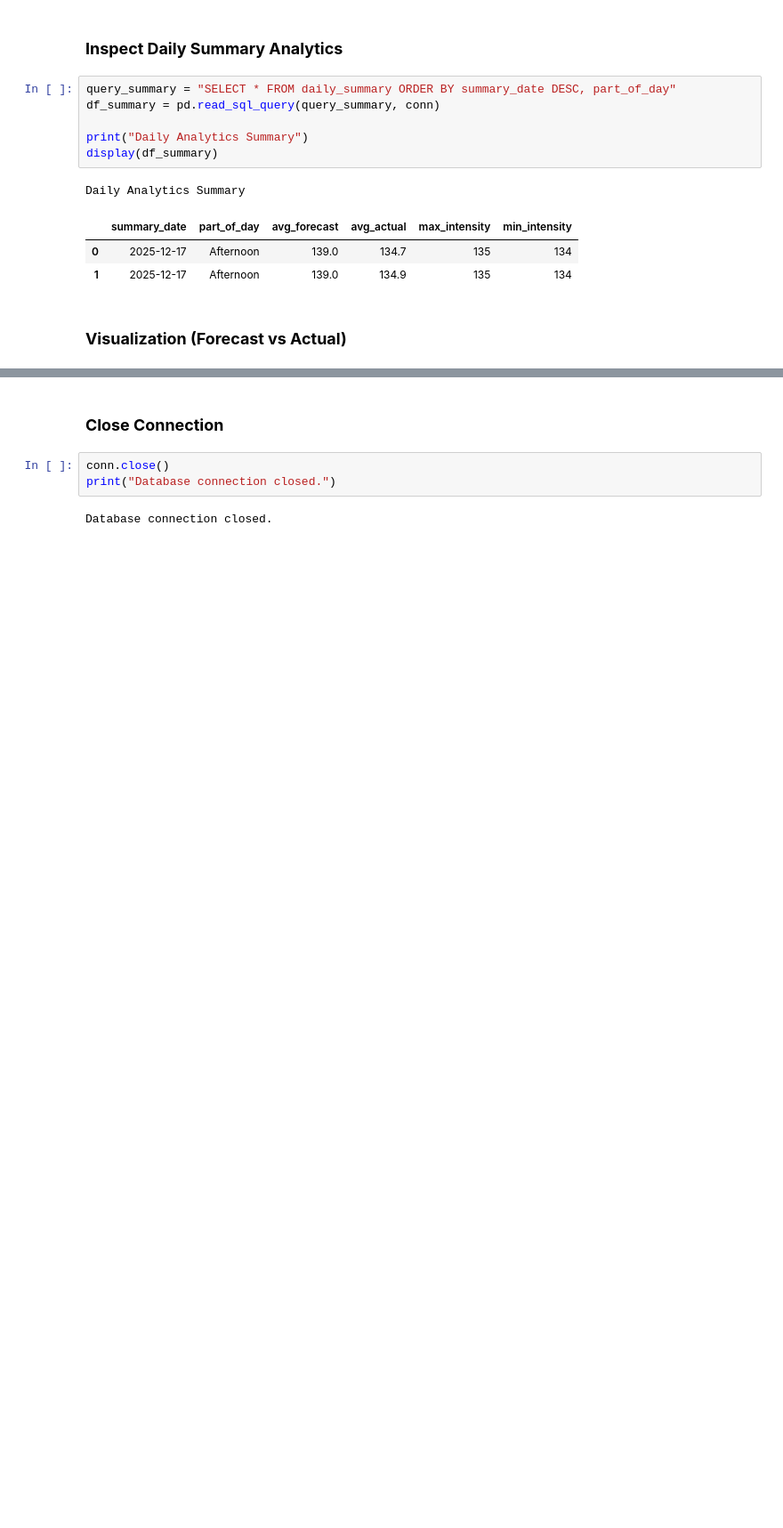
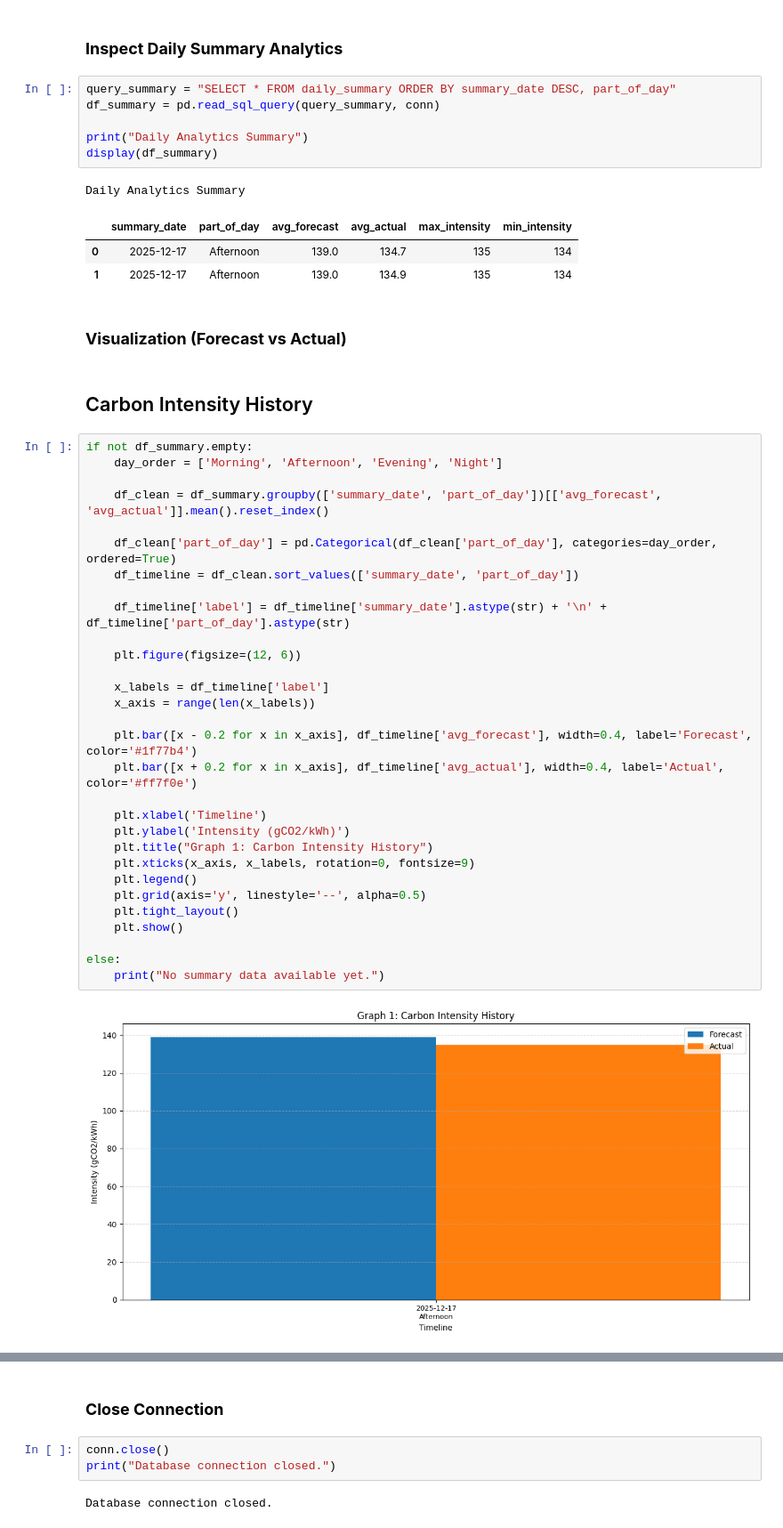
Before and after one commit to snowiiiish/DCP_final_project, a Jupyter notebook: notebook/analysis.ipynb, the cells around one changed output, grey strips where cells are left out. Shown at 89% size. Saved outputs shown, nothing was run; the diff lists cells and outputs as text; blank space fills up the shorter version.

```diff
--- a/notebook/analysis.ipynb
+++ b/notebook/analysis.ipynb
@@ -63,3 +63,37 @@ Daily Analytics Summary
 | 1 | 2025-12-17 | Afternoon | 139.0 | 134.9 | 135 | 134 |
 # %% [markdown]
 ### **Visualization (Forecast vs Actual)**
+# %% [markdown]
+## Carbon Intensity History
+# %%
+if not df_summary.empty:
+    day_order = ['Morning', 'Afternoon', 'Evening', 'Night']
+
+    df_clean = df_summary.groupby(['summary_date', 'part_of_day'])[['avg_forecast', 'avg_actual']].mean().reset_index()
+
+    df_clean['part_of_day'] = pd.Categorical(df_clean['part_of_day'], categories=day_order, ordered=True)
+    df_timeline = df_clean.sort_values(['summary_date', 'part_of_day'])
+
+    df_timeline['label'] = df_timeline['summary_date'].astype(str) + '\n' + df_timeline['part_of_day'].astype(str)
+
+    plt.figure(figsize=(12, 6))
+
+    x_labels = df_timeline['label']
+    x_axis = range(len(x_labels))
+
+    plt.bar([x - 0.2 for x in x_axis], df_timeline['avg_forecast'], width=0.4, label='Forecast', color='#1f77b4')
+    plt.bar([x + 0.2 for x in x_axis], df_timeline['avg_actual'], width=0.4, label='Actual', color='#ff7f0e')
+
+    plt.xlabel('Timeline')
+    plt.ylabel('Intensity (gCO2/kWh)')
+    plt.title("Graph 1: Carbon Intensity History")
+    plt.xticks(x_axis, x_labels, rotation=0, fontsize=9)
+    plt.legend()
+    plt.grid(axis='y', linestyle='--', alpha=0.5)
+    plt.tight_layout()
+    plt.show()
+
+else:
+    print("No summary data available yet.")
+# %% [output]
+[figure, added]
```
Also changed, not shown: parts of 2 cells of this notebook.
